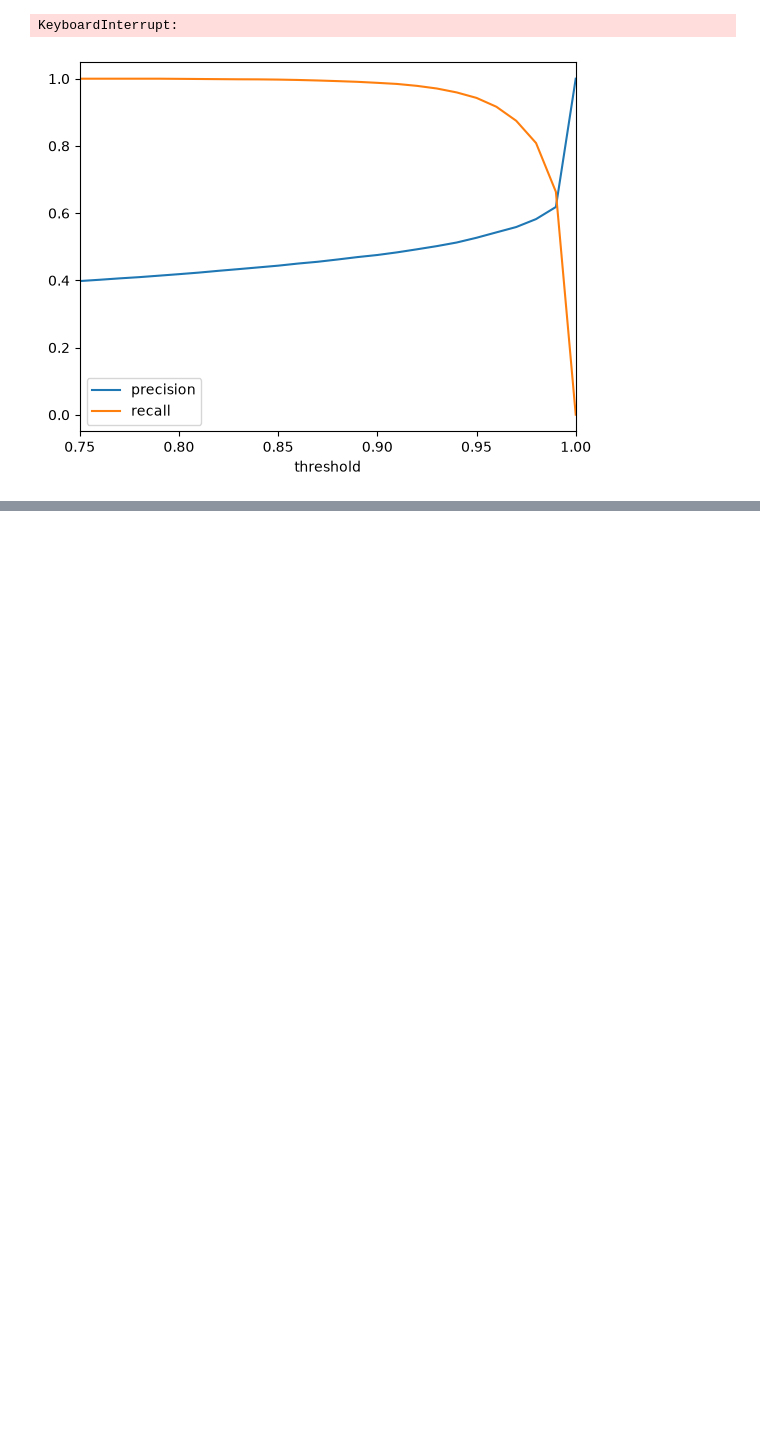
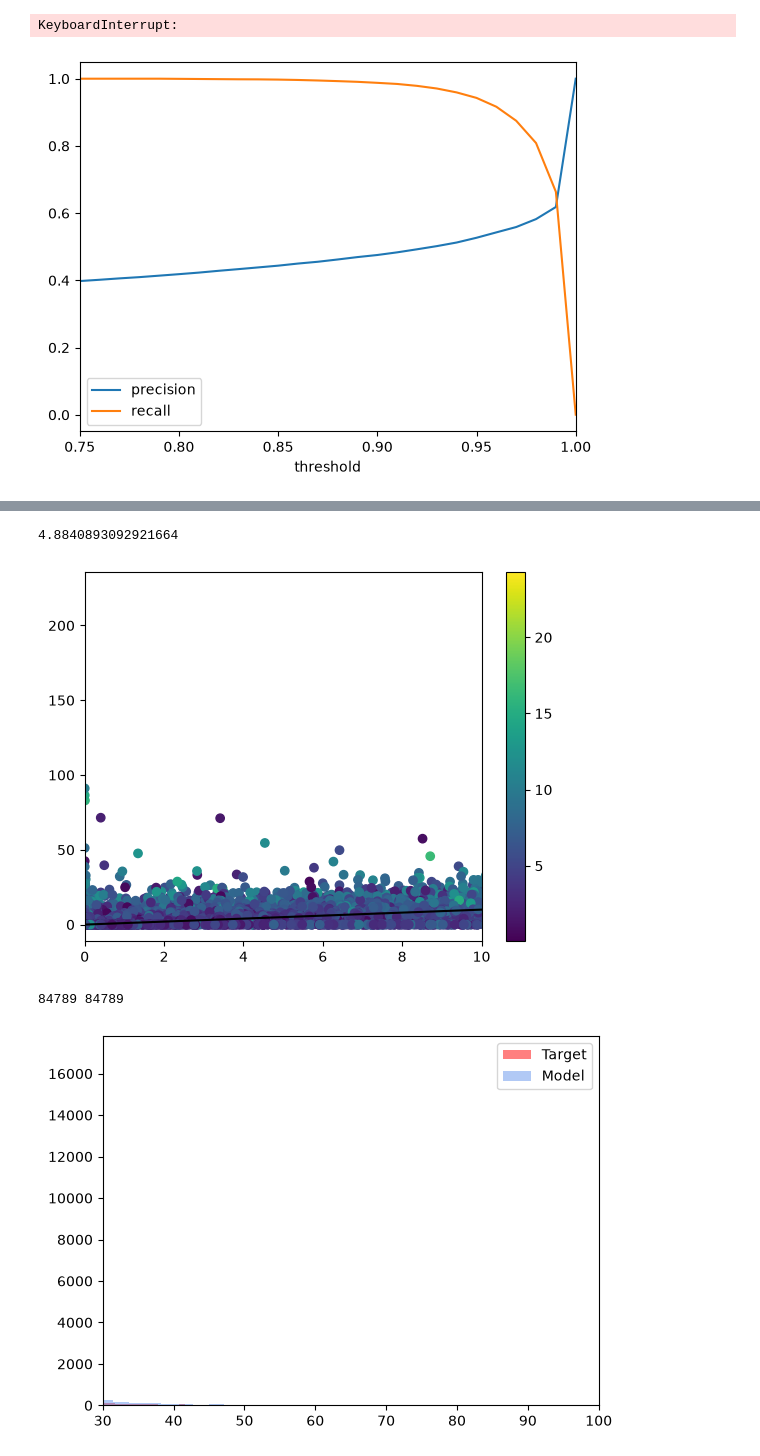
Before and after one commit to drpoisson-mp3/seA_Ice, a Jupyter notebook: exploration/First NN.ipynb, the cells around one changed output, grey strips where cells are left out. Cells and saved outputs as stored; diff of their text form; code cells hidden in the pictures; blank space fills up the shorter version.

```diff
--- a/exploration/First NN.ipynb
+++ b/exploration/First NN.ipynb
@@ -2885,7 +2885,7 @@ testpd['bath']= bath[testpd['y_EASE'].astype(int),testpd['x_EASE'].astype(int)]
 # NORMALIZATION STEP
 
 # for the speeds, we substract the mean and divide by the standard deviation to get some cleaner distribution
-speeds=['u_buoy', 'v_buoy', 'u_ERA5', 'v_ERA5', 'windnorm','buoynorm']
+speeds=['u_buoy', 'v_buoy', 'u_ERA5', 'v_ERA5', 'windnorm']
 
 
 for label in speeds:
@@ -2910,7 +2910,7 @@ testtarget = pd.DataFrame(testpd['static'])# had to reshape from u,v x rows to r
 testpd = testpd.drop(['u_buoy', 'v_buoy','buoynorm','static'],axis=1) # Take away the time of the year, wrong dtype and seems to be useless anyway
 testlabels = [testtarget.columns, testpd.columns]
 # we keep the day of year tho
-
+print(testpd.columns)
 
 
 testtensor = torch.tensor(testpd.values, dtype= torch.float32)
@@ -3420,0 +3686,29 @@ plt.show()
+# %%
+rMse = np.sqrt(np.mean((data['outnorm'] - data['buoynorm'])**2))
+print(rMse)
+
+from matplotlib.colors import Normalize
+import matplotlib.colors as cm
+
+norm=Normalize(np.min(data['windnorm']),np.max(data['windnorm']))
+cmap='viridis'
+
+plt.scatter(data['buoynorm'],data['outnorm'],c=data['windnorm'],cmap=cmap, norm=norm, alpha=1)
+plt.plot(np.arange(np.max(data['buoynorm'])),'k')
+plt.colorbar()
+plt.xlim([0,10])
+
+plt.show()
+
+fig,ax = plt.subplots()
+n_bins=100
+ax.hist(data['buoynorm'],n_bins, color='red',alpha=.5,label='Target')
+ax.hist(data['outnorm'],n_bins,color='cornflowerblue', alpha=.5, label = 'Model')
+ax.legend()
+ax.set_xlim([30,100])
+print(len(data['outnorm']), len(data['buoynorm']))
+# %% [output]
+4.8840893092921664
+[figure, added]
+84789 84789
+[figure, added]
```
Also changed, not shown: parts of 7 cells of this notebook, 2 other files.
